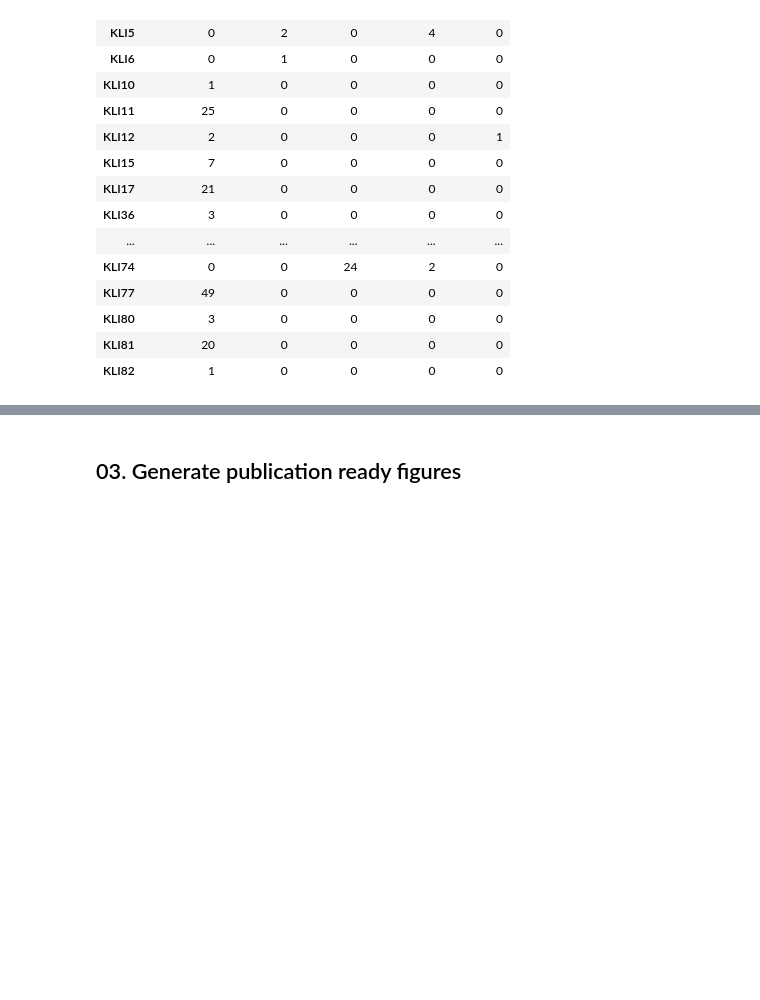
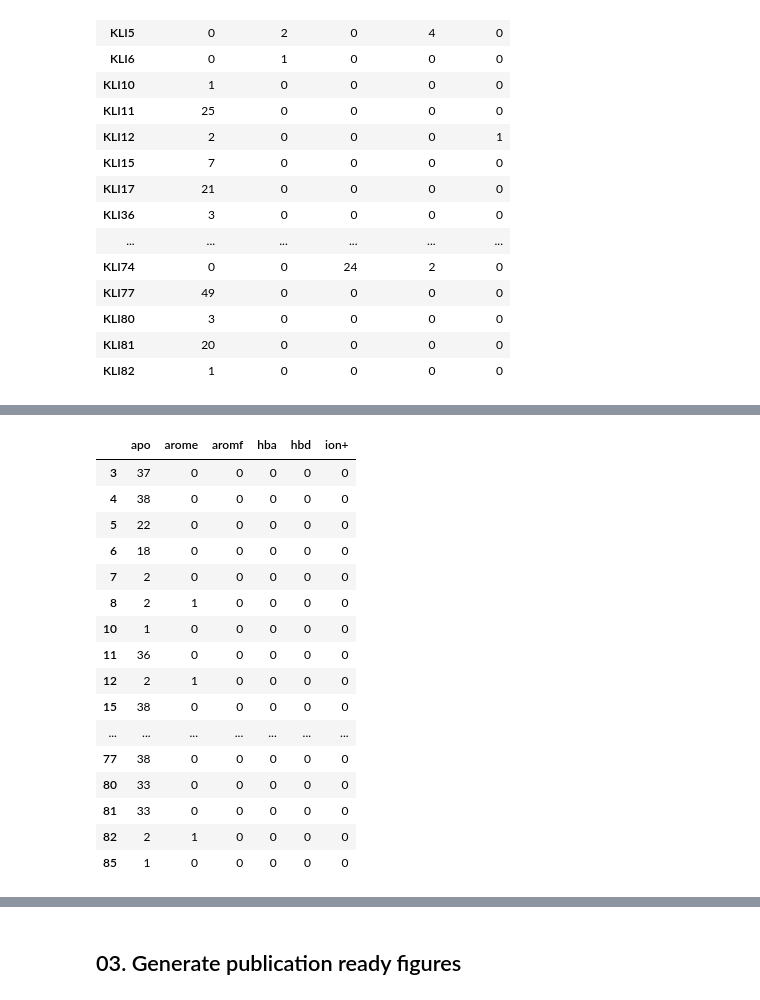
Before and after one commit to volkamerlab/plipify, a Jupyter notebook: projects/02/main.ipynb, the cells around one changed output, grey strips where cells are left out. Saved outputs shown, nothing was run; the diff lists cells and outputs as text; code cells hidden in the pictures; blank space fills up the shorter version.

Commit message:
add klifs comparison (WIP)

```diff
--- a/projects/02/main.ipynb
+++ b/projects/02/main.ipynb
@@ -317,0 +318,38 @@ fp.style.background_gradient(axis=None, cmap="YlGnBu")
+# %%
+from collections import defaultdict
+klifs_interactions = ("apo", "aromf", "arome", "hba", "hbd", "ion-", "ion+")
+def fp_to_dict(fingerprints):
+
+    records = []
+    for i, fp in enumerate(fingerprints):
+        grouped = {}
+        bits = [int(b) for b in fp]
+        for res in range(85):
+            grouped[res+1] = [bits[j + res*len(klifs_interactions)] for j in range(len(klifs_interactions))]
+        records.append(grouped)
+
+    return records
+# %%
+fpdf = pd.concat(pd.DataFrame.from_records(fp, klifs_interactions) for fp in fp_to_dict(fingerprints["interaction.fingerprint"]))
+fpdf = fpdf.groupby(fpdf.index).sum().T
+fpdf = fpdf.loc[(fpdf != 0).any(axis=1)]
+fpdf = fpdf.loc[:, (fpdf != 0).any(axis=0)]
+fpdf.style.background_gradient(axis=None, cmap="YlGnBu")
+# %% [output]
+|  | apo | arome | aromf | hba | hbd | ion+ |
+| 3 | 37 | 0 | 0 | 0 | 0 | 0 |
+| 4 | 38 | 0 | 0 | 0 | 0 | 0 |
+| 5 | 22 | 0 | 0 | 0 | 0 | 0 |
+| 6 | 18 | 0 | 0 | 0 | 0 | 0 |
+| 7 | 2 | 0 | 0 | 0 | 0 | 0 |
+| 8 | 2 | 1 | 0 | 0 | 0 | 0 |
+| 10 | 1 | 0 | 0 | 0 | 0 | 0 |
+| 11 | 36 | 0 | 0 | 0 | 0 | 0 |
+| 12 | 2 | 1 | 0 | 0 | 0 | 0 |
+| 15 | 38 | 0 | 0 | 0 | 0 | 0 |
+| ... | ... | ... | ... | ... | ... | ... |
+| 77 | 38 | 0 | 0 | 0 | 0 | 0 |
+| 80 | 33 | 0 | 0 | 0 | 0 | 0 |
+| 81 | 33 | 0 | 0 | 0 | 0 | 0 |
+| 82 | 2 | 1 | 0 | 0 | 0 | 0 |
+| 85 | 1 | 0 | 0 | 0 | 0 | 0 |
```
Also changed, not shown: parts of 7 cells of this notebook.
